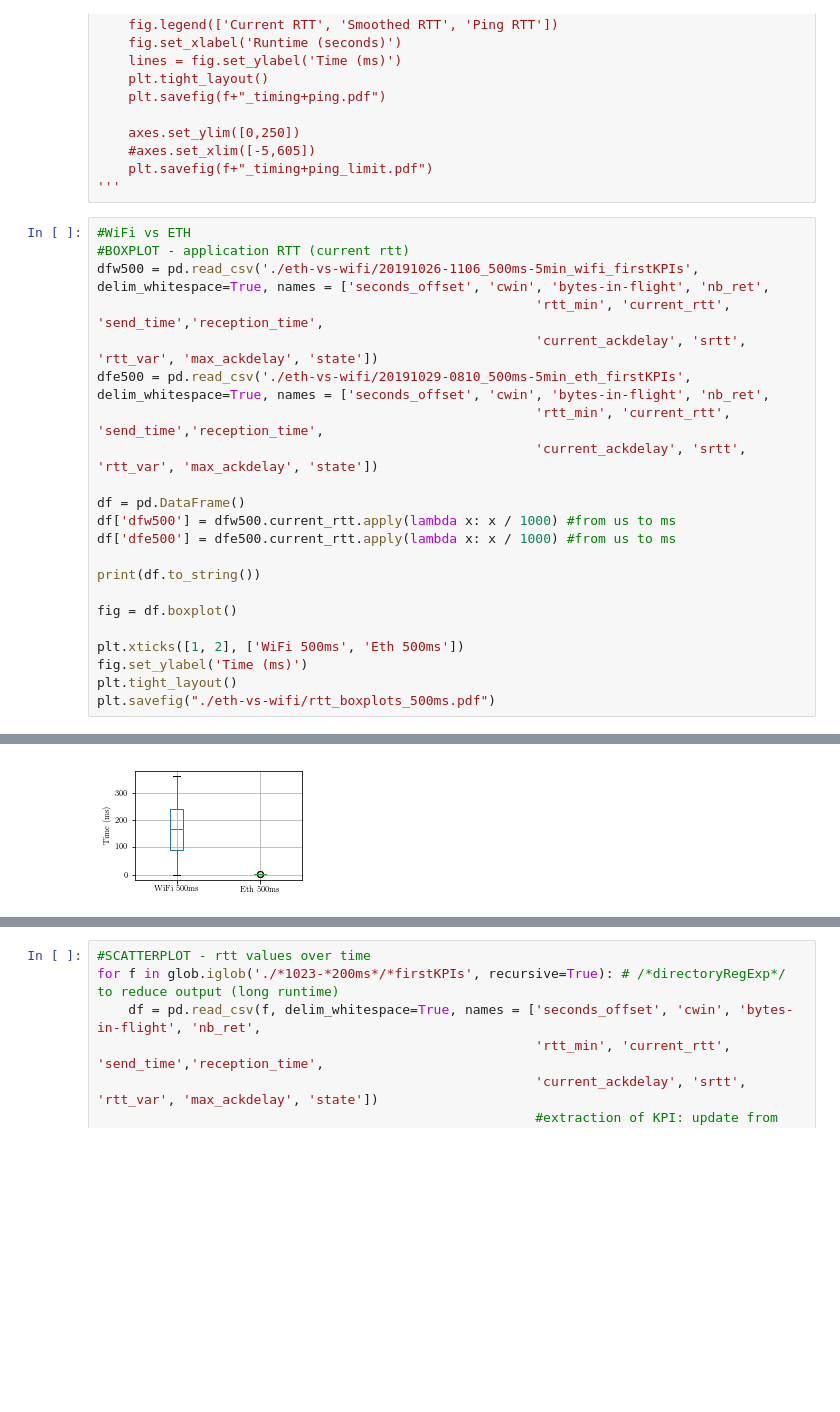
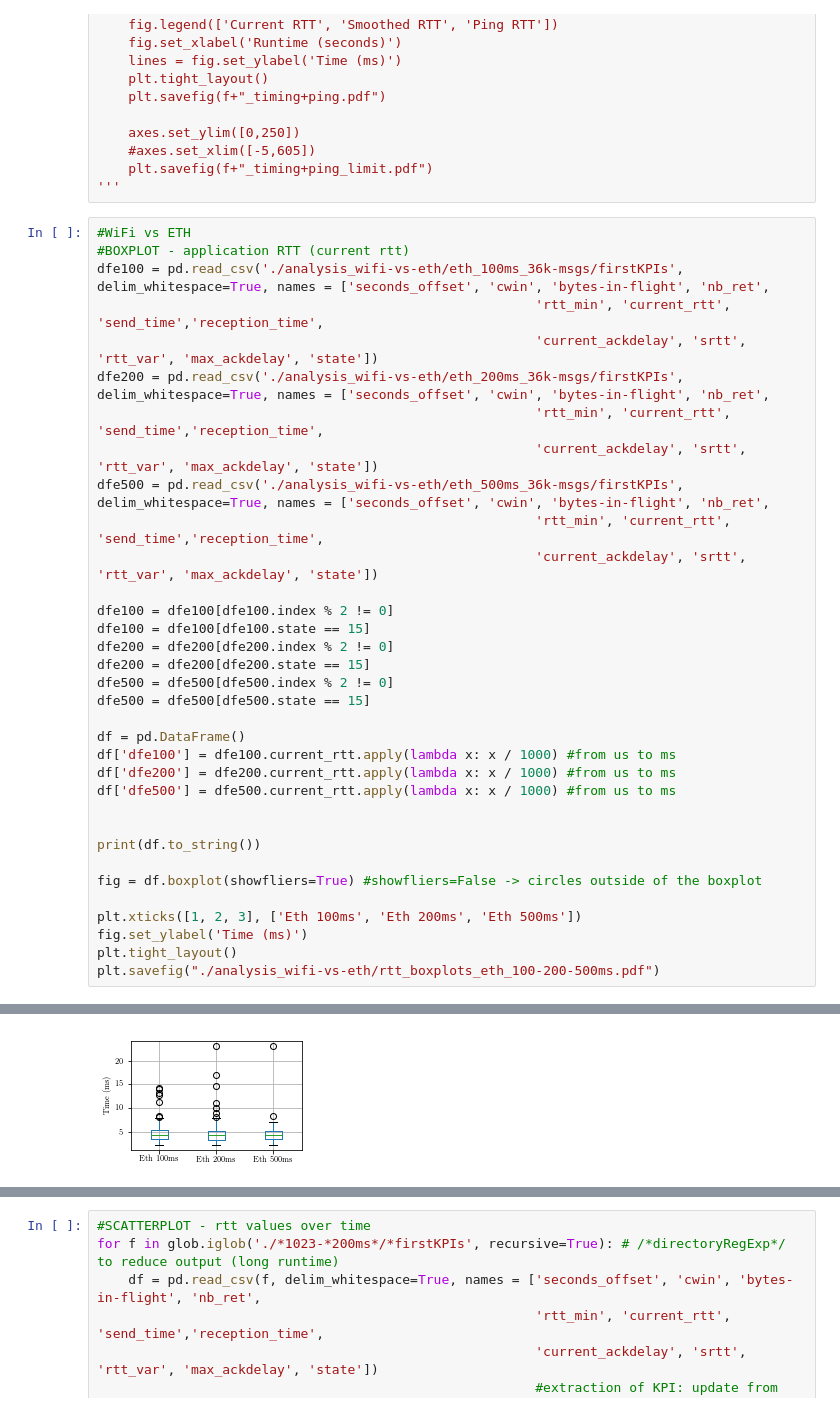
Before and after one commit to Timo2907/picoquic, a Jupyter notebook: experiments/wifi-experiments/results/eval_plot.ipynb, the cells around one changed output, grey strips where cells are left out. Drawn from its saved outputs; the diff is of its cells as text; blank space fills up the shorter version.

```diff
--- a/experiments/wifi-experiments/results/eval_plot.ipynb
+++ b/experiments/wifi-experiments/results/eval_plot.ipynb
@@ -122,23 +122,35 @@ for f in glob.iglob('./*1016-*/*firstKPIs', recursive=True): # /*directoryRegExp
 # %%
 #WiFi vs ETH
 #BOXPLOT - application RTT (current rtt)
-dfw500 = pd.read_csv('./eth-vs-wifi/20191026-1106_500ms-5min_wifi_firstKPIs', delim_whitespace=True, names = ['seconds_offset', 'cwin', 'bytes-in-flight', 'nb_ret',
+dfe100 = pd.read_csv('./analysis_wifi-vs-eth/eth_100ms_36k-msgs/firstKPIs', delim_whitespace=True, names = ['seconds_offset', 'cwin', 'bytes-in-flight', 'nb_ret',
                                                         'rtt_min', 'current_rtt', 'send_time','reception_time',
                                                         'current_ackdelay', 'srtt', 'rtt_var', 'max_ackdelay', 'state'])
-dfe500 = pd.read_csv('./eth-vs-wifi/20191029-0810_500ms-5min_eth_firstKPIs', delim_whitespace=True, names = ['seconds_offset', 'cwin', 'bytes-in-flight', 'nb_ret',
+dfe200 = pd.read_csv('./analysis_wifi-vs-eth/eth_200ms_36k-msgs/firstKPIs', delim_whitespace=True, names = ['seconds_offset', 'cwin', 'bytes-in-flight', 'nb_ret',
+                                                        'rtt_min', 'current_rtt', 'send_time','reception_time',
+                                                        'current_ackdelay', 'srtt', 'rtt_var', 'max_ackdelay', 'state'])
+dfe500 = pd.read_csv('./analysis_wifi-vs-eth/eth_500ms_36k-msgs/firstKPIs', delim_whitespace=True, names = ['seconds_offset', 'cwin', 'bytes-in-flight', 'nb_ret',
                                                         'rtt_min', 'current_rtt', 'send_time','reception_time',
                                                         'current_ackdelay', 'srtt', 'rtt_var', 'max_ackdelay', 'state'])
 
+dfe100 = dfe100[dfe100.index % 2 != 0]
+dfe100 = dfe100[dfe100.state == 15]
+dfe200 = dfe200[dfe200.index % 2 != 0]
+dfe200 = dfe200[dfe200.state == 15]
+dfe500 = dfe500[dfe500.index % 2 != 0]
+dfe500 = dfe500[dfe500.state == 15]
+
 df = pd.DataFrame()
-df['dfw500'] = dfw500.current_rtt.apply(lambda x: x / 1000) #from us to ms
+df['dfe100'] = dfe100.current_rtt.apply(lambda x: x / 1000) #from us to ms
+df['dfe200'] = dfe200.current_rtt.apply(lambda x: x / 1000) #from us to ms
 df['dfe500'] = dfe500.current_rtt.apply(lambda x: x / 1000) #from us to ms
+
 
 print(df.to_string())
 
-fig = df.boxplot()
+fig = df.boxplot(showfliers=True) #showfliers=False -> circles outside of the boxplot
 
-plt.xticks([1, 2], ['WiFi 500ms', 'Eth 500ms'])
+plt.xticks([1, 2, 3], ['Eth 100ms', 'Eth 200ms', 'Eth 500ms'])
 fig.set_ylabel('Time (ms)')
 plt.tight_layout()
-plt.savefig("./eth-vs-wifi/rtt_boxplots_500ms.pdf")
+plt.savefig("./analysis_wifi-vs-eth/rtt_boxplots_eth_100-200-500ms.pdf")
 # %% [output]
@@ -162,4 +174,4 @@ plt.savefig("./eth-vs-wifi/rtt_boxplots_500ms.pdf")
-[figure, old version]
+[figure, new version]
 # %%
 #WiFi vs ETH
 #BOXPLOT - application RTT (current rtt)
```
Also changed, not shown: parts of 4 cells of this notebook, 13 other files.
